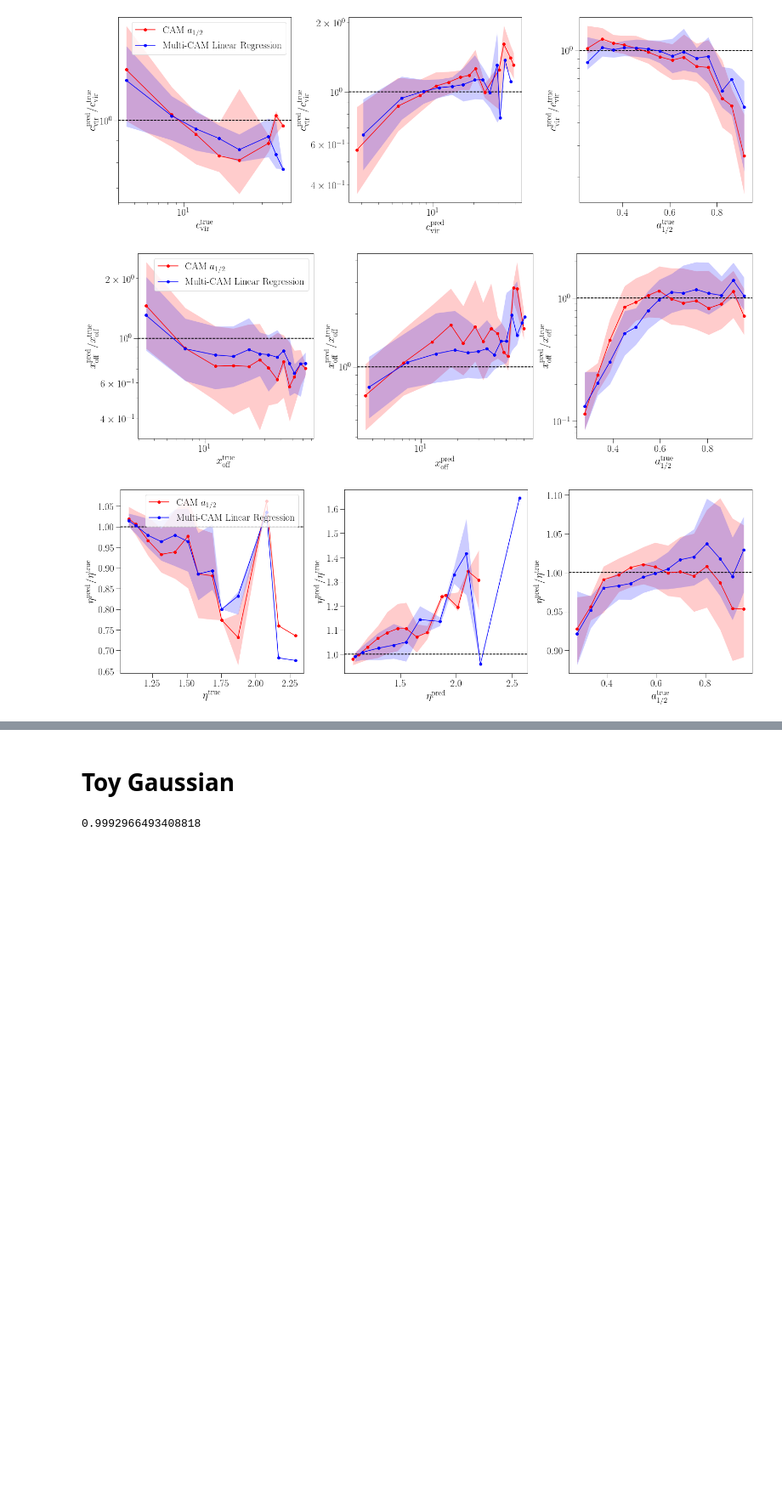
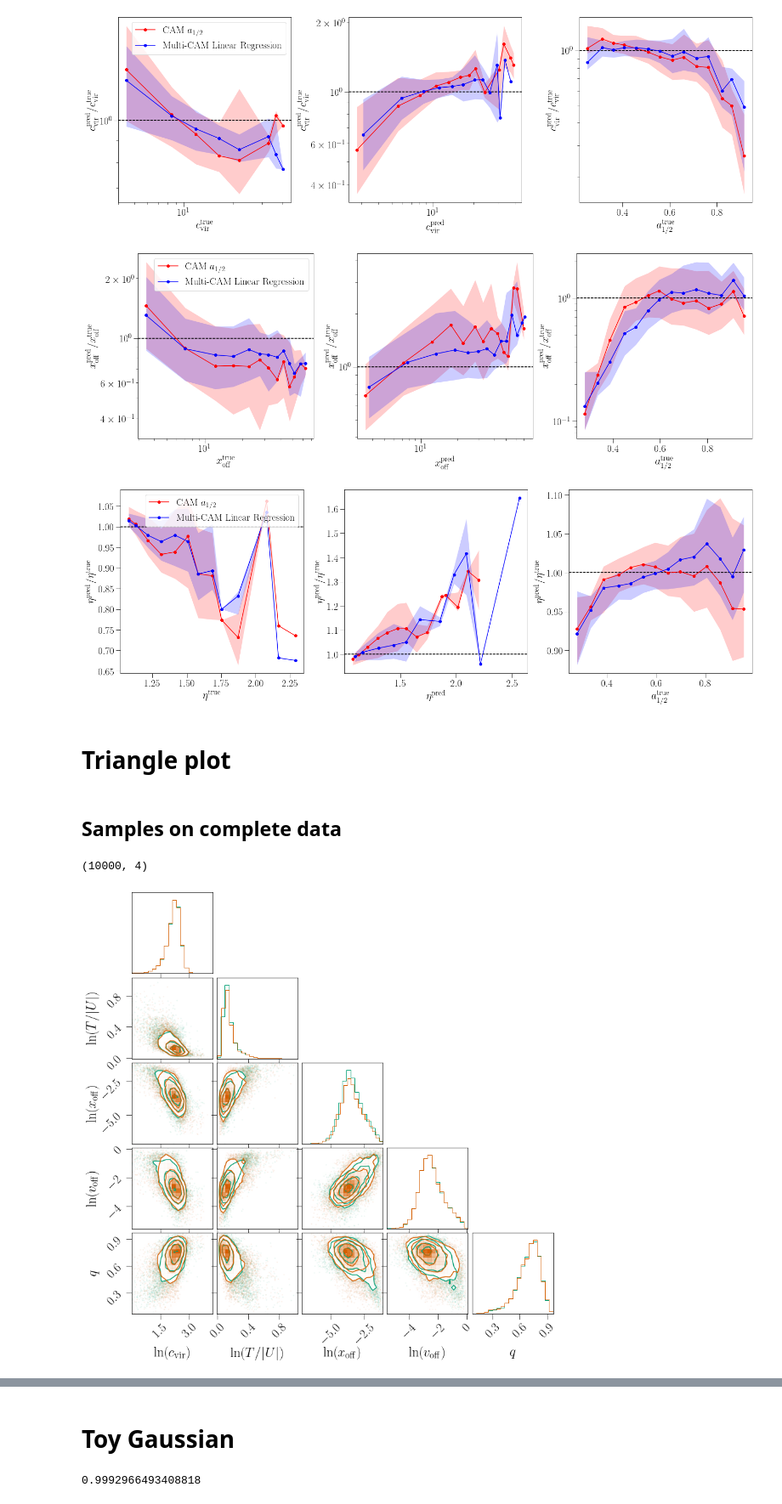
Before and after one commit to ismael-mendoza/nbody-relaxed, a Jupyter notebook: notebooks/jupyter/plots/predictions.ipynb, the cells around one changed output, grey strips where cells are left out. Shown at 85% size. Cells and saved outputs as stored; diff of their text form; code cells hidden in the pictures; blank space fills up the shorter version.

Commit message:
Triangle plot samples (#69)
* bugs from previous PR

* triangle plot added

* finish triangle plot code

* larger triangle plot and bootstrap for sigma ratio

```diff
--- a/notebooks/jupyter/plots/predictions.ipynb
+++ b/notebooks/jupyter/plots/predictions.ipynb
@@ -42,9 +42,11 @@ mah_data = get_mah('m12', '../../../output/', cutoff_missing=0.05, cutoff_partic
 # %%
 # catalog
 cat = mah_data['cat']
-xoff = cat['xoff']
+xoff = cat['x0']
 cvir = cat['cvir']
 eta = cat['eta']
+voff = cat['v0']
+q = cat['q']
 ma = mah_data['ma']
 am = mah_data['am']
 
@@ -59,10 +61,10 @@ add_box_indices(cat)
 # %%
 # train/test split
 train_idx, test_idx = get_tt_indices(len(cat), test_ratio=0.3)
-cat_train, am_train, cvir_train, xoff_train, eta_train = (cat[train_idx], am[train_idx], cvir[train_idx],
-                                                           xoff[train_idx], eta[train_idx])
-cat_test, am_test, cvir_test, xoff_test, eta_test = (cat[test_idx], am[test_idx], cvir[test_idx],
-                                                     xoff[test_idx], eta[test_idx])
+cat_train, am_train, cvir_train, xoff_train, eta_train, voff_train, q_train = (cat[train_idx], am[train_idx], cvir[train_idx],
+                                                           xoff[train_idx], eta[train_idx], voff[train_idx], q[train_idx])
+cat_test, am_test, cvir_test, xoff_test, eta_test, voff_test, q_test = (cat[test_idx], am[test_idx], cvir[test_idx],
+                                                     xoff[test_idx], eta[test_idx], voff[test_idx], q[test_idx])
 print(cvir_train.shape, cvir_test.shape)
 # %% [output]
 (7000,) (3000,)
@@ -134,19 +136,23 @@ data = {
 xoff_models = training_suite(data)
 # %%
 # joint models
-y_train = np.hstack([cvir_train.reshape(-1, 1), xoff_train.reshape(-1, 1), eta_train.reshape(-1, 1)])
+y_train = np.hstack([cvir_train.reshape(-1, 1), eta_train.reshape(-1, 1), xoff_train.reshape(-1, 1),
+                     voff_train.reshape(-1, 1), q_train.reshape(-1, 1)])
 data ={
     'multi_gaussian': {
-        'xy': (am_train, y_train), 'n_features': am_train.shape[1], 'n_targets': 3, 'model': 'gaussian',
+        'xy': (am_train, y_train), 'n_features': am_train.shape[1], 'n_targets': 5, 'model': 'gaussian',
         'kwargs': {'to_marginal_normal':True , 'use_multicam': True},
     },
     'multi_linear': {
-        'xy': (am_train, y_train), 'n_features': am_train.shape[1], 'n_targets': 3, 'model': 'linear',
+        'xy': (am_train, y_train), 'n_features': am_train.shape[1], 'n_targets': 5, 'model': 'linear',
         'kwargs': {'to_marginal_normal':True , 'use_multicam': True},
     },
     'multi_gaussian_no_transform': {
-        'xy': (am_train, y_train), 'n_features': am_train.shape[1], 'n_targets': 3, 'model': 'gaussian',
+        'xy': (am_train, y_train), 'n_features': am_train.shape[1], 'n_targets': 5, 'model': 'gaussian',
         'kwargs': {'to_marginal_normal':False , 'use_multicam': False},
+    },
+    'lognormal': {
+        'xy': (am_train, y_train), 'n_features': am_train.shape[1], 'n_targets': 5, 'model': 'lognormal', 'kwargs': {}
     },
 }
 joint_models = training_suite(data)
@@ -636,3 +642,5 @@ a_peak_test = get_an_from_am(am_test, mass_bins, mbin=0.738)
 median_bin_statistic(test_data, eta_test, eta_models, a_peak_test, latex_var=r'\eta', log_scale=False)
 # %% [output]
 [figure]
+# %% [markdown]
+# Triangle plot
@@ -638,0 +651,25 @@ median_bin_statistic(test_data, eta_test, eta_models, a_peak_test, latex_var=r'\
+# %% [markdown]
+## Samples on complete data
+# %%
+y_true[:, :4].shape
+# %% [output]
+(10000, 4)
+# %%
+# multi-gaussian approach should do the best.
+model = joint_models['multi_gaussian']
+y_samples = model.sample(am, 1).reshape(-1, 5)
+y_true = np.hstack([cvir.reshape(-1, 1), eta.reshape(-1, 1), xoff.reshape(-1, 1), voff.reshape(-1, 1),
+                   q.reshape(-1, 1)])
+
+# quantile transform each for plotting purposes (basically mean centering)
+y1 = np.hstack([np.log(y_true[:, :4]), y_true[:, 4].reshape(-1, 1)])
+y2 = np.hstack([np.log(y_samples[:, :4]), y_samples[:, 4].reshape(-1, 1)])
+
+
+labels = ['$\\ln(c_{\\rm vir})$', '$\\ln(T / |U|)$', '$\\ln(x_{\\rm off})$',
+          '$\\ln(v_{\\rm off})$', '$q$'
+         ]
+fig = corner.corner(y1, labels=labels, max_n_ticks=3, color='C1', labelpad=0.1) # green = true
+fig = corner.corner(y2, labels=labels, max_n_ticks=3, fig=fig, color='C2', labelpad=0.1) # orange = samples
+# %% [output]
+[figure, added]
```
Also changed, not shown: parts of 10 cells of this notebook, 1 other file.
